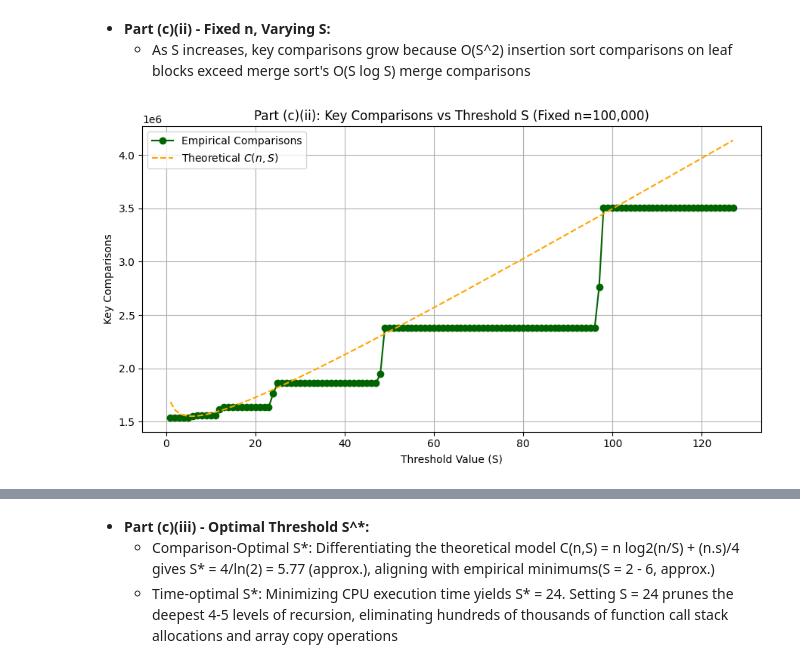
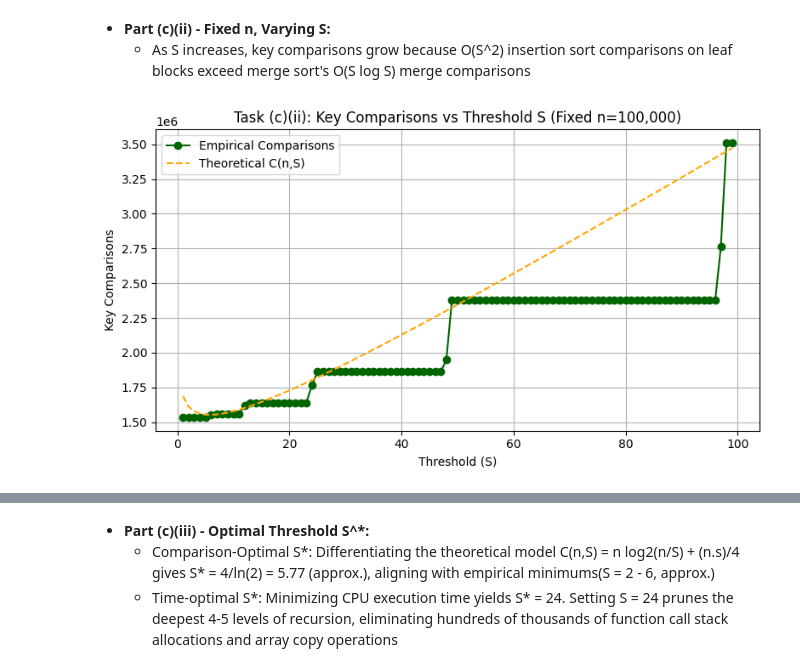
Before and after one commit to a-sideffect/SC2001proj, a Jupyter notebook: SC2001_Project1.ipynb, the cells around one changed output, grey strips where cells are left out. Cells and saved outputs as stored; diff of their text form; code cells hidden in the pictures.

```diff
--- a/SC2001_Project1.ipynb
+++ b/SC2001_Project1.ipynb
@@ -158,16 +158,13 @@ def hybrid_sort(arr, low, high, S):
 # (b) Generate Input Data
   - **Generate arrays of increasing sizes**, in a range from 1000 to 10 million. For each of the sizes, generate a random dataset fo integers in a range of[1,...,x], where x is the largest number you allow for your datasets
 # %%
-import random
-def generate_random_array(n, max_val=10_000_000, seed=None): #an optional parameter to set a fixed pseudo-random seed, ensuring reproducible datasets across mulitple test runs
-  #Generates an array of size n containing random integers in [1, max_val]
-
-  if seed is not None:
-    random.seed(seed) #initializes python's random number generator state
-  return random.choices(range(1, max_val + 1), k=n) #randomly samples n elements with replacement from the given range
-
-#Define the required input sizes
-input_size = [1_000, 5_000, 10_000, 50_000, 100_000, 500_000, 1_000_000, 5_000_000, 10_000_000]
+def generate_random_array(n, max_val=10_000_000, seed=None):
+    """
+    Generates array of n random integers in range [1, max_val].
+    """
+    if seed is not None:
+        random.seed(seed)
+    return random.choices(range(1, max_val + 1), k=n)
 # %% [markdown]
 # (c) Theoretical & Empirical Analysis
   **1. Time Complexity Models**
@@ -238,32 +246,28 @@ plt.show()
   - As S increases, key comparisons grow because O(S^2) insertion sort comparisons on leaf blocks exceed merge sort's O(S log S) merge comparisons
 # %%
 n_fixed = 100_000
-S_values = list(range(1,128))
+S_range = list(range(1, 100))
+emp_comps_cii = []
+theo_comps_cii = []
+base_data_cii = generate_random_array(n_fixed, seed=42)
 
-empirical_S_comps = []
-theoretical_S_comps = []
-
-#Generate baseline dataset
-base_data = generate_random_array(n_fixed, seed=42)
-
-for S in S_values:
-  data_copy = base_data.copy()
+for S in S_range:
+  data_copy = base_data_cii.copy()
   comps = hybrid_sort(data_copy, 0, len(data_copy) - 1, S)
-  empirical_S_comps.append(comps)
+  emp_comps_cii.append(comps)
 
   theory = n_fixed * np.log2(n_fixed / S) + (n_fixed * S) / 4
-  theoretical_S_comps.append(theory)
+  theo_comps_cii.append(theory)
 
-#Plotting
-plt.figure(figsize=(9, 5))
-plt.plot(S_values, empirical_S_comps, 'o-', label='Empirical Comparisons', color='darkgreen')
-plt.plot(S_values, theoretical_S_comps, '--', label='Theoretical $C(n,S)$', color='orange')
-plt.xlabel('Threshold Value (S)')
+plt.figure(figsize=(8, 4.5))
+plt.plot(S_range, emp_comps_cii, 'o-', label='Empirical Comparisons', color='darkgreen')
+plt.plot(S_range, theo_comps_cii, '--', label='Theoretical C(n,S)', color='orange')
+plt.xlabel('Threshold (S)')
 plt.ylabel('Key Comparisons')
-plt.title(f'Part (c)(ii): Key Comparisons vs Threshold S (Fixed n={n_fixed:,})')
+plt.title(f'Task (c)(ii): Key Comparisons vs Threshold S (Fixed n={n_fixed:,})')
 plt.legend()
 plt.grid(True)
 plt.tight_layout()
 plt.show()
 # %% [output]
-[figure, old version]
+[figure, new version]
```
Also changed, not shown: parts of 11 cells of this notebook.
